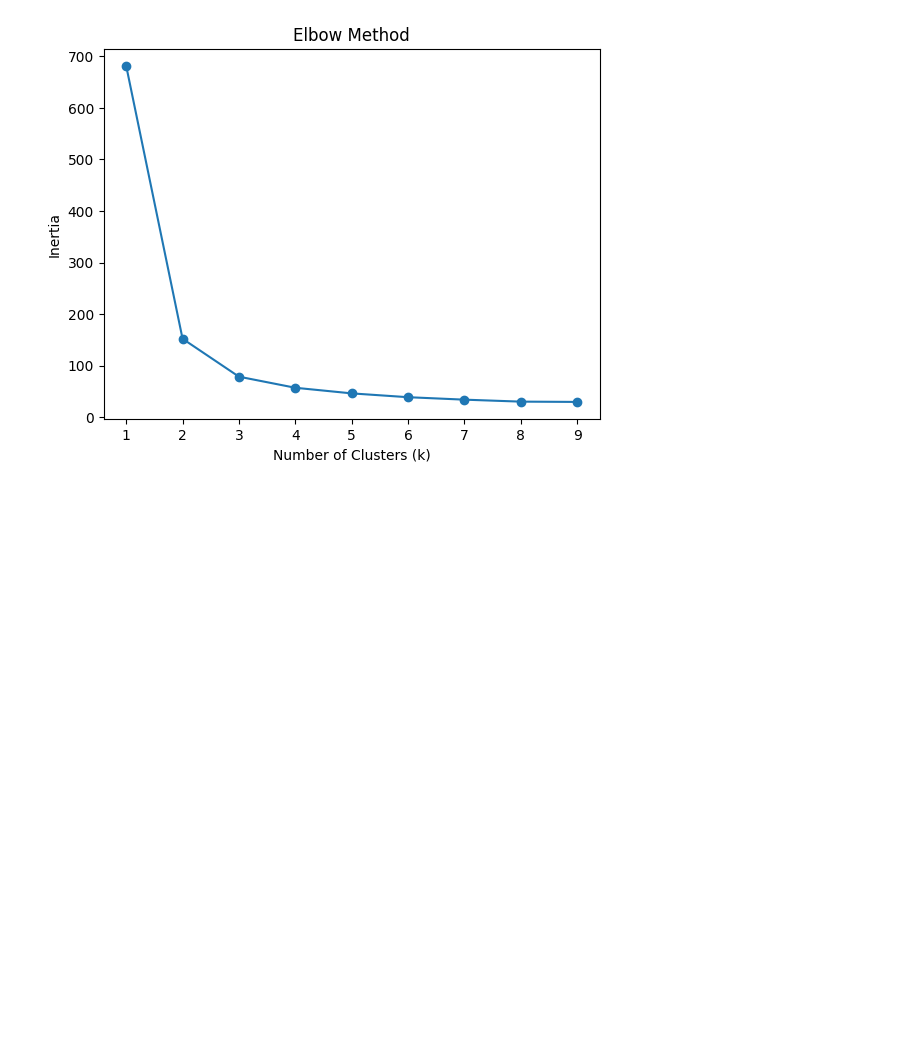
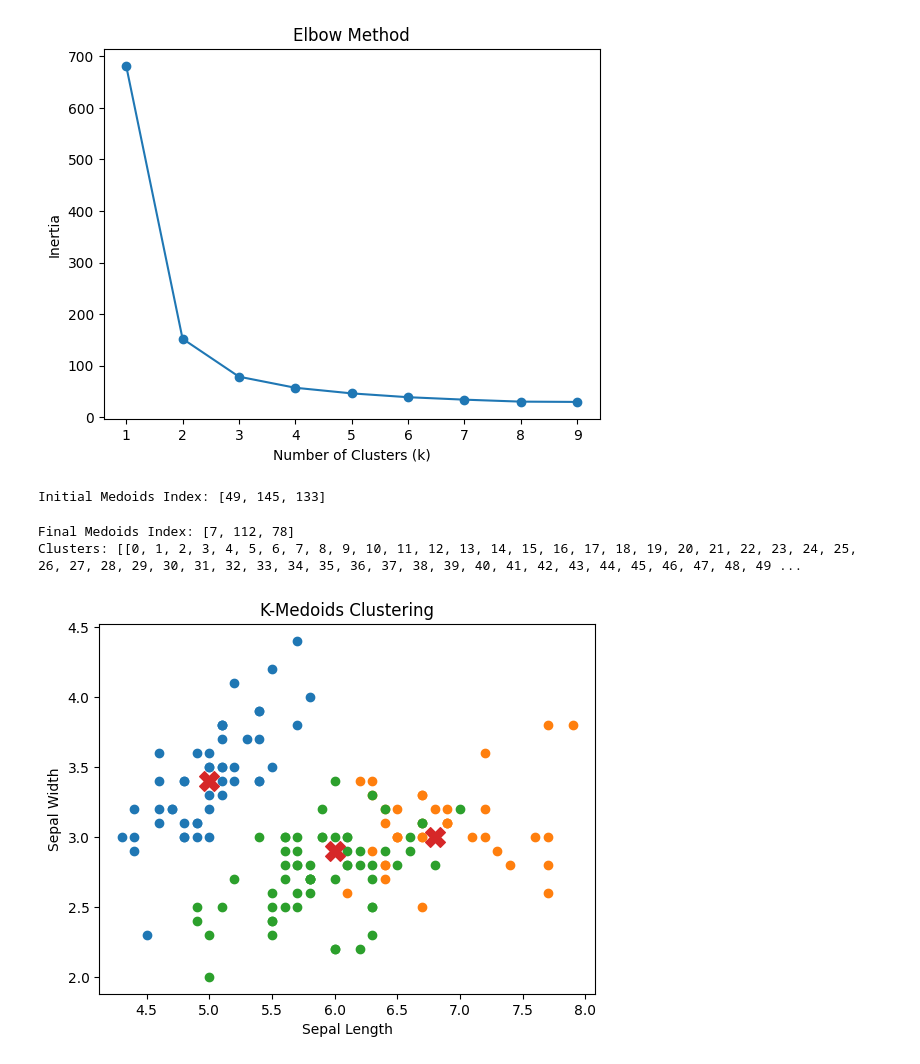
Before and after one commit to Raj226295/ML_prectiecs, a Jupyter notebook: tutorial5.ipynb, the cells around one changed output. Drawn from its saved outputs; the diff is of its cells as text; code cells hidden in the pictures; blank space fills up the shorter version.

```diff
--- a/tutorial5.ipynb
+++ b/tutorial5.ipynb
@@ -58,0 +65,34 @@ plt.show()
+# %%
+iris = load_iris()
+X = iris.data
+# %%
+initial_medoids = random.sample(range(len(X)), 3)
+print("Initial Medoids Index:", initial_medoids)
+# %% [output]
+Initial Medoids Index: [49, 145, 133]
+# %%
+kmedoids_instance = kmedoids(X, initial_medoids)
+
+kmedoids_instance.process()
+
+clusters = kmedoids_instance.get_clusters()
+medoids = kmedoids_instance.get_medoids()
+
+print("Final Medoids Index:", medoids)
+print("Clusters:", clusters)
+# %% [output]
+Final Medoids Index: [7, 112, 78]
+Clusters: [[0, 1, 2, 3, 4, 5, 6, 7, 8, 9, 10, 11, 12, 13, 14, 15, 16, 17, 18, 19, 20, 21, 22, 23, 24, 25, 26, 27, 28, 29, 30, 31, 32, 33, 34, 35, 36, 37, 38, 39, 40, 41, 42, 43, 44, 45, 46, 47, 48, 49 ...
+# %%
+for cluster in clusters:
+    plt.scatter(X[cluster, 0], X[cluster, 1])
+
+# Highlight medoids
+plt.scatter(X[medoids, 0], X[medoids, 1], marker='X', s=200)
+
+plt.xlabel("Sepal Length")
+plt.ylabel("Sepal Width")
+plt.title("K-Medoids Clustering")
+plt.show()
+# %% [output]
+[figure, added]
```
Also changed, not shown: parts of 1 cell of this notebook.
